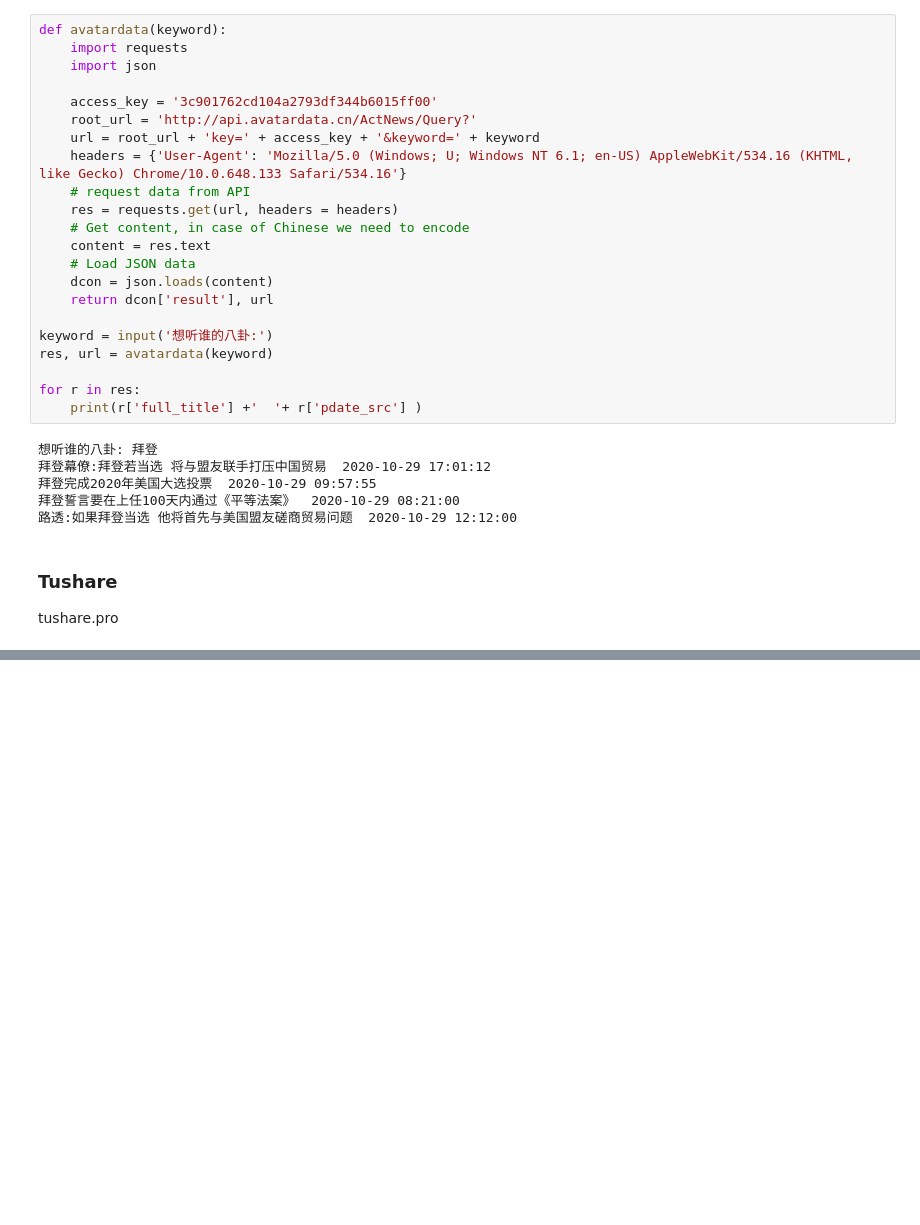
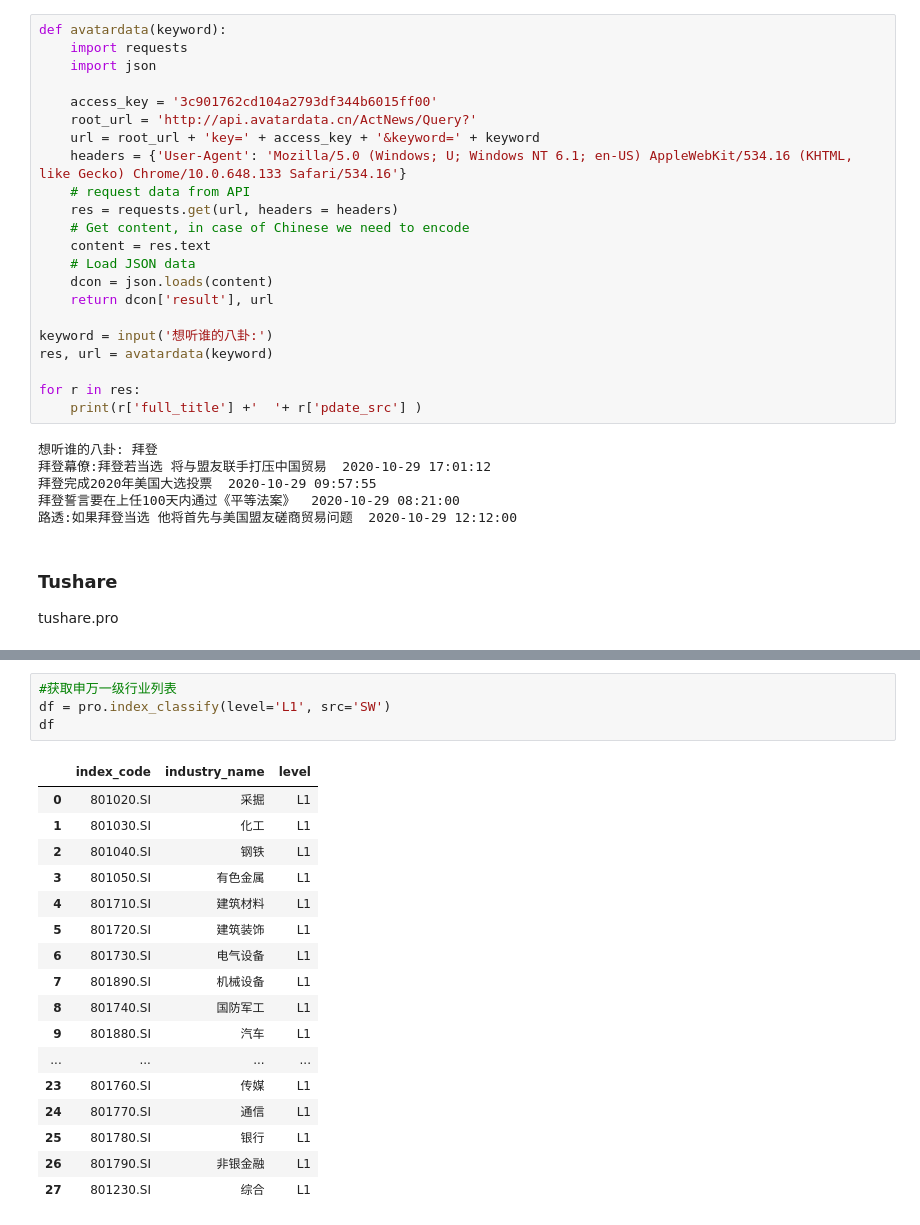
Before and after one commit to xinihe/jrxy_python_course, a Jupyter notebook: DataSession/API_and_Data_Retrieval.ipynb, the cells around one changed output, grey strips where cells are left out. Saved outputs shown, nothing was run; the diff lists cells and outputs as text; blank space fills up the shorter version.

```diff
--- a/DataSession/API_and_Data_Retrieval.ipynb
+++ b/DataSession/API_and_Data_Retrieval.ipynb
@@ -208,0 +257,22 @@ df = pro.fund_company()
+# %%
+#获取申万一级行业列表
+df = pro.index_classify(level='L1', src='SW')
+df
+# %% [output]
+|  | index_code | industry_name | level |
+| 0 | 801020.SI | 采掘 | L1 |
+| 1 | 801030.SI | 化工 | L1 |
+| 2 | 801040.SI | 钢铁 | L1 |
+| 3 | 801050.SI | 有色金属 | L1 |
+| 4 | 801710.SI | 建筑材料 | L1 |
+| 5 | 801720.SI | 建筑装饰 | L1 |
+| 6 | 801730.SI | 电气设备 | L1 |
+| 7 | 801890.SI | 机械设备 | L1 |
+| 8 | 801740.SI | 国防军工 | L1 |
+| 9 | 801880.SI | 汽车 | L1 |
+| ... | ... | ... | ... |
+| 23 | 801760.SI | 传媒 | L1 |
+| 24 | 801770.SI | 通信 | L1 |
+| 25 | 801780.SI | 银行 | L1 |
+| 26 | 801790.SI | 非银金融 | L1 |
+| 27 | 801230.SI | 综合 | L1 |
```
Also changed, not shown: parts of 10 cells of this notebook, 3 other files.
